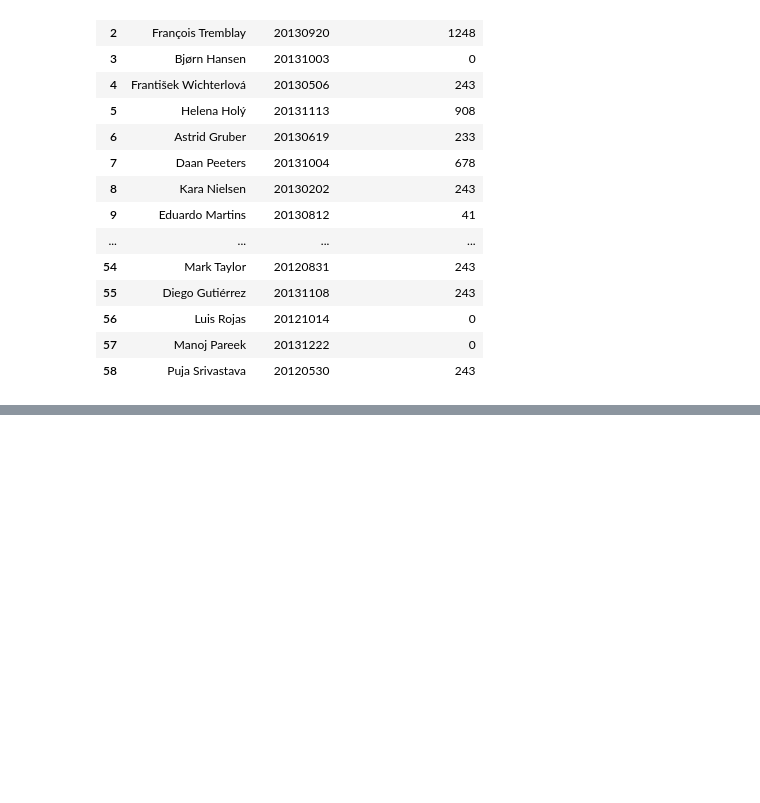
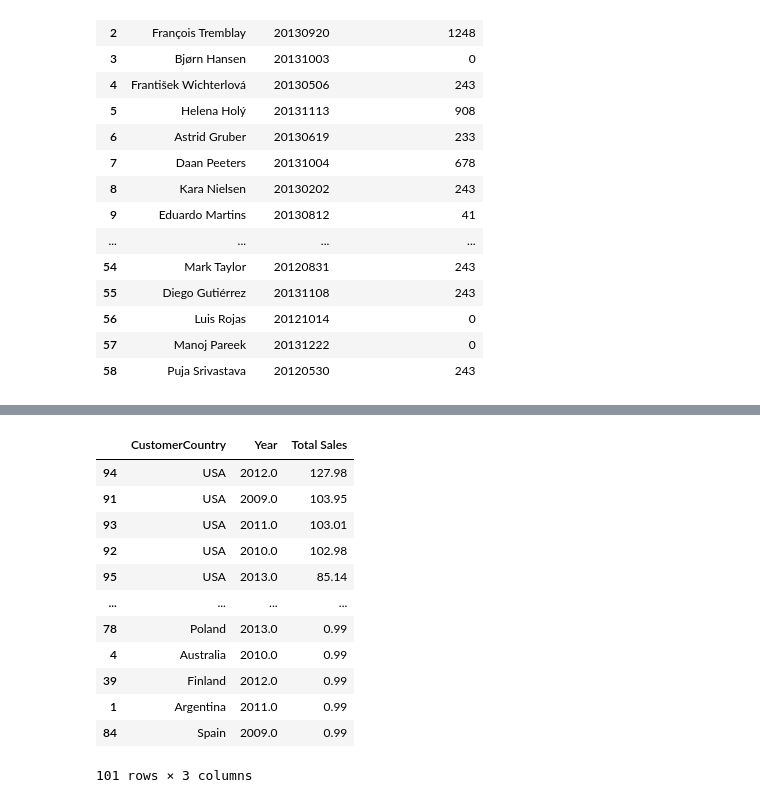
Before and after one commit to ndmademapula/Kichi_Chinook, a Jupyter notebook: test.ipynb, the cells around one changed output, grey strips where cells are left out. Drawn from its saved outputs; the diff is of its cells as text; code cells hidden in the pictures; blank space fills up the shorter version.

```diff
--- a/test.ipynb
+++ b/test.ipynb
@@ -400,0 +385,24 @@ req_9_last
+# %%
+req_8 = pd.merge(df_FactSales, df_DimCustomer, how='inner', on='CustomerId')
+req_8 = pd.merge(req_8, df_DimDate, how='inner', left_on='InvoiceDateID', right_on='DateID')
+
+# Group by 'CustomerCountry', 'Year', and calculate sum of 'ExtendedPrice'
+req_8 = req_8.groupby(['CustomerCountry', 'Year']).agg({'ExtendedPrice': 'sum'}).reset_index()
+req_8.rename(columns={'ExtendedPrice': 'Total Sales'}, inplace=True)
+
+# Sort the DataFrame by 'Total Sales' in descending order
+req_8.sort_values('Total Sales', ascending=False, inplace=True)
+# %% [output]
+|  | CustomerCountry | Year | Total Sales |
+| 94 | USA | 2012.0 | 127.98 |
+| 91 | USA | 2009.0 | 103.95 |
+| 93 | USA | 2011.0 | 103.01 |
+| 92 | USA | 2010.0 | 102.98 |
+| 95 | USA | 2013.0 | 85.14 |
+| ... | ... | ... | ... |
+| 78 | Poland | 2013.0 | 0.99 |
+| 4 | Australia | 2010.0 | 0.99 |
+| 39 | Finland | 2012.0 | 0.99 |
+| 1 | Argentina | 2011.0 | 0.99 |
+| 84 | Spain | 2009.0 | 0.99 |
+101 rows × 3 columns
```
Also changed, not shown: parts of 4 cells of this notebook, 5 other files.
